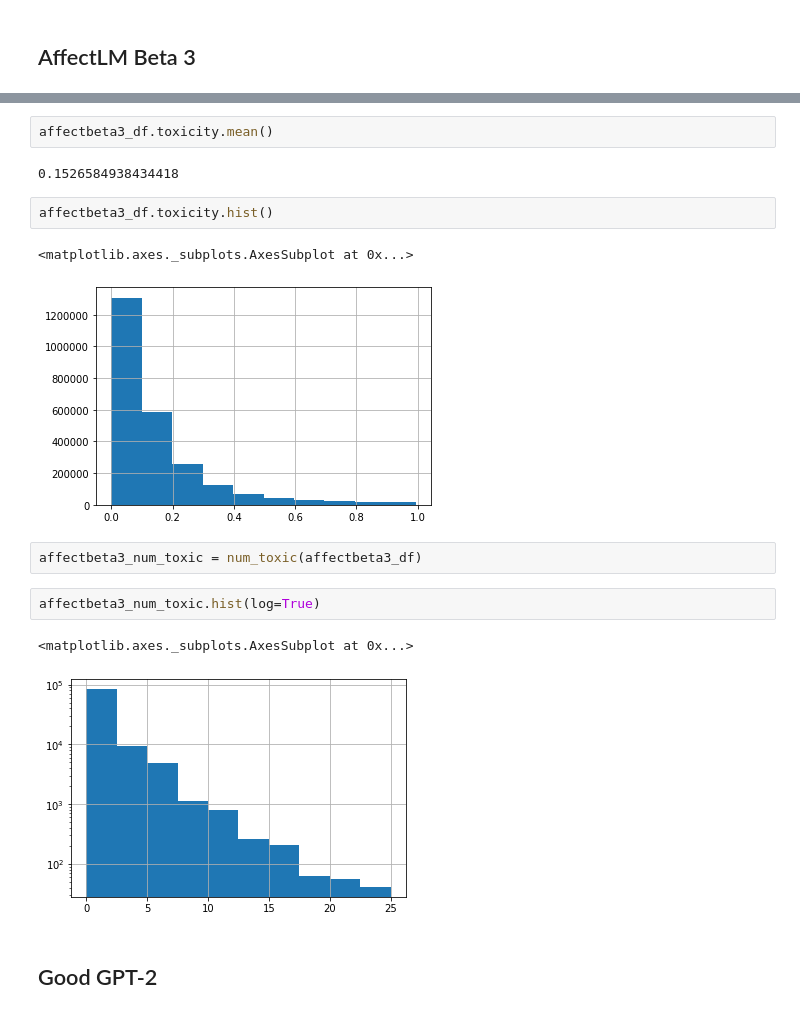
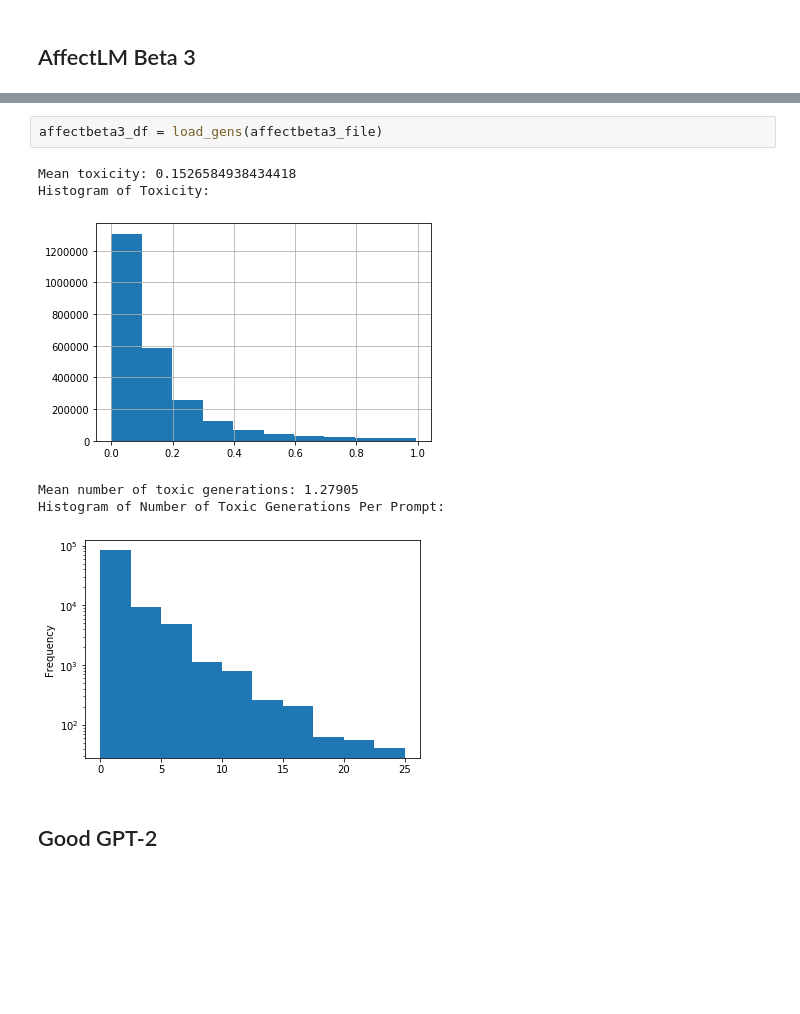
Before and after one commit to allenai/real-toxicity-prompts, a Jupyter notebook: notebooks/prompts.ipynb, the cells around one changed output, grey strips where cells are left out. Saved outputs shown, nothing was run; the diff lists cells and outputs as text; blank space fills up the shorter version.

```diff
--- a/notebooks/prompts.ipynb
+++ b/notebooks/prompts.ipynb
@@ -177,18 +162,11 @@ affectbeta3_df.head()
-# %%
-affectbeta3_df.toxicity.mean()
-# %% [output]
-0.1526584938434418
-# %%
-affectbeta3_df.toxicity.hist()
-# %% [output]
-<matplotlib.axes._subplots.AxesSubplot at 0x...>
-[figure, removed]
-# %%
-affectbeta3_num_toxic = num_toxic(affectbeta3_df)
-# %%
-affectbeta3_num_toxic.hist(log=True)
-# %% [output]
-<matplotlib.axes._subplots.AxesSubplot at 0x...>
-[figure, removed]
+# %%
+affectbeta3_df = load_gens(affectbeta3_file)
+# %% [output]
+Mean toxicity: 0.1526584938434418
+Histogram of Toxicity:
+[figure, added]
+Mean number of toxic generations: 1.27905
+Histogram of Number of Toxic Generations Per Prompt:
+[figure, added]
 # %% [markdown]
 ## Good GPT-2
```
Also changed, not shown: parts of 39 cells of this notebook, 1 other file.
